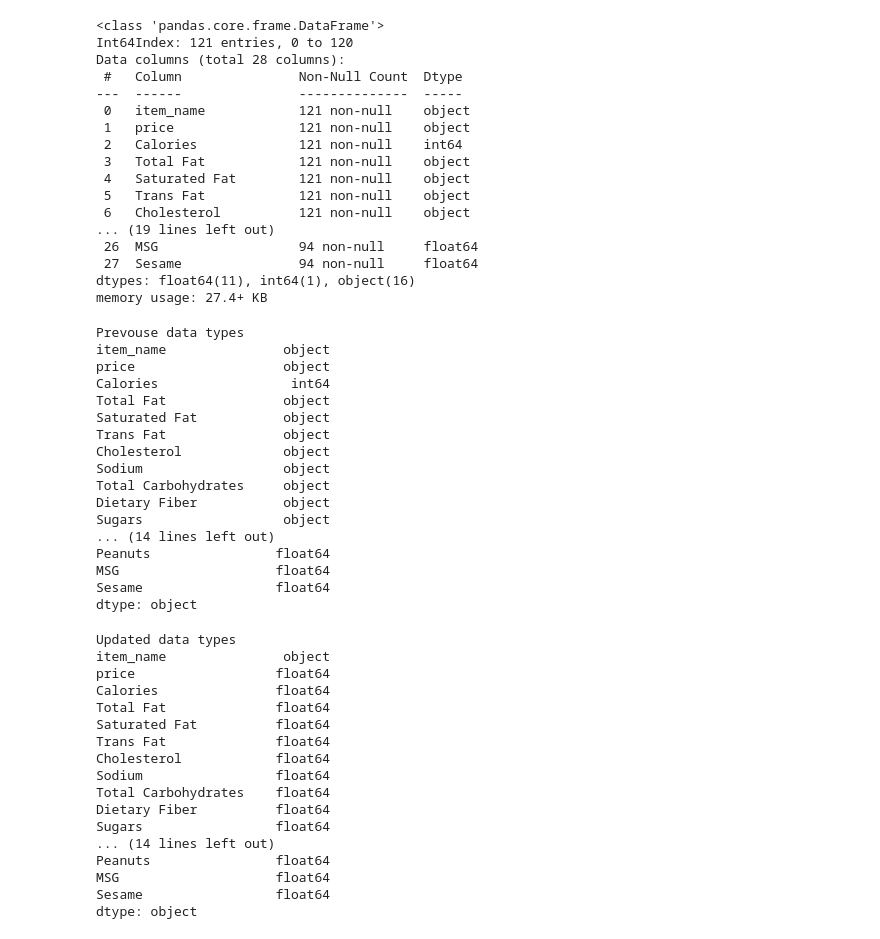
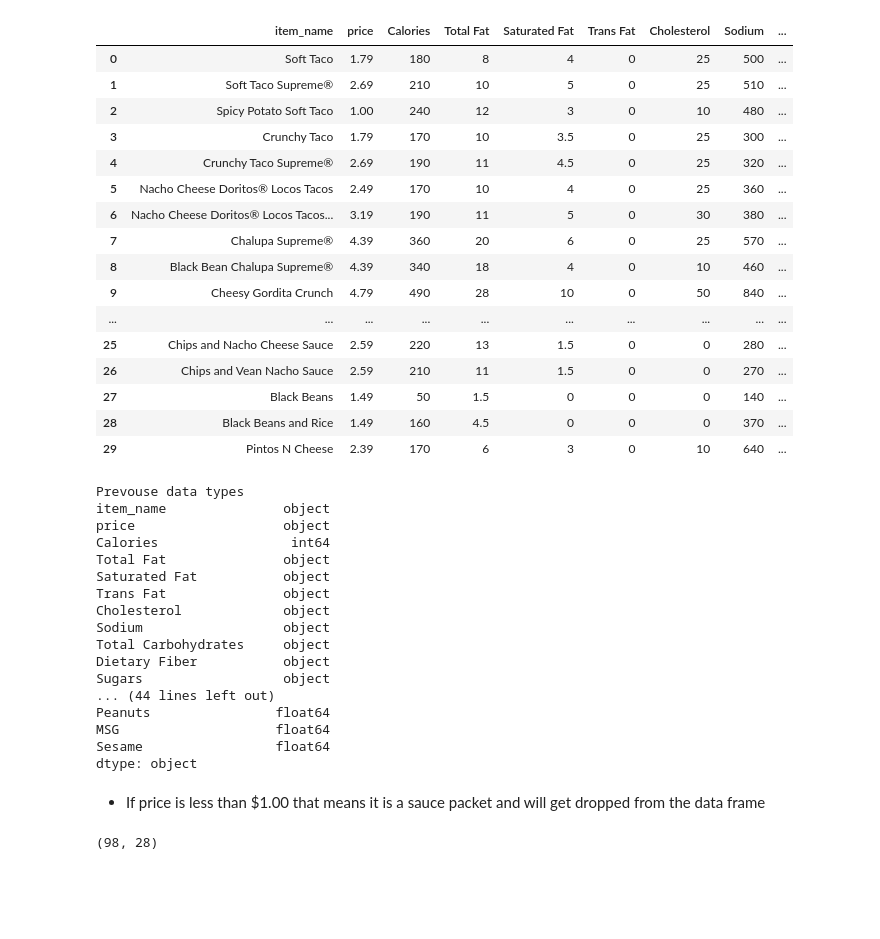
Before and after one commit to ashrifehn/tacobell_menu_optimization, a Jupyter notebook: data_processing/cleaning_taco_bell_indv_items.ipynb, the cells around one changed output. Saved outputs shown, nothing was run; the diff lists cells and outputs as text; code cells hidden in the pictures; blank space fills up the shorter version.

```diff
--- a/data_processing/cleaning_taco_bell_indv_items.ipynb
+++ b/data_processing/cleaning_taco_bell_indv_items.ipynb
@@ -37,0 +53,4 @@ memory usage: 27.4+ KB
+# %%
+indv_items.fillna(0, inplace=True)
+
+indv_items.info()
@@ -45,25 +82,25 @@ def remove_substrings(df, substrings=['mcg', '$', 'mg', 'g', '<']):
     return df
 # %%
 indv_items_data = remove_substrings(indv_items)
-indv_items_data.info()
+indv_items_data.head(30)
 # %% [output]
-<class 'pandas.core.frame.DataFrame'>
-Int64Index: 121 entries, 0 to 120
-Data columns (total 28 columns):
- #   Column               Non-Null Count  Dtype
----  ------               --------------  -----
- 0   item_name            121 non-null    object
- 1   price                121 non-null    object
- 2   Calories             121 non-null    int64
- 3   Total Fat            121 non-null    object
- 4   Saturated Fat        121 non-null    object
- 5   Trans Fat            121 non-null    object
- 6   Cholesterol          121 non-null    object
-... (19 lines left out)
- 26  MSG                  94 non-null     float64
- 27  Sesame               94 non-null     float64
-dtypes: float64(11), int64(1), object(16)
-memory usage: 27.4+ KB
+|  | item_name | price | Calories | Total Fat | Saturated Fat | Trans Fat | Cholesterol | Sodium | ... |
+| 0 | Soft Taco | 1.79 | 180 | 8 | 4 | 0 | 25 | 500 | ... |
+| 1 | Soft Taco Supreme® | 2.69 | 210 | 10 | 5 | 0 | 25 | 510 | ... |
+| 2 | Spicy Potato Soft Taco | 1.00 | 240 | 12 | 3 | 0 | 10 | 480 | ... |
+| 3 | Crunchy Taco | 1.79 | 170 | 10 | 3.5 | 0 | 25 | 300 | ... |
+| 4 | Crunchy Taco Supreme® | 2.69 | 190 | 11 | 4.5 | 0 | 25 | 320 | ... |
+| 5 | Nacho Cheese Doritos® Locos Tacos | 2.49 | 170 | 10 | 4 | 0 | 25 | 360 | ... |
+| 6 | Nacho Cheese Doritos® Locos Tacos... | 3.19 | 190 | 11 | 5 | 0 | 30 | 380 | ... |
+| 7 | Chalupa Supreme® | 4.39 | 360 | 20 | 6 | 0 | 25 | 570 | ... |
+| 8 | Black Bean Chalupa Supreme® | 4.39 | 340 | 18 | 4 | 0 | 10 | 460 | ... |
+| 9 | Cheesy Gordita Crunch | 4.79 | 490 | 28 | 10 | 0 | 50 | 840 | ... |
+| ... | ... | ... | ... | ... | ... | ... | ... | ... | ... |
+| 25 | Chips and Nacho Cheese Sauce | 2.59 | 220 | 13 | 1.5 | 0 | 0 | 280 | ... |
+| 26 | Chips and Vean Nacho Sauce | 2.59 | 210 | 11 | 1.5 | 0 | 0 | 270 | ... |
+| 27 | Black Beans | 1.49 | 50 | 1.5 | 0 | 0 | 0 | 140 | ... |
+| 28 | Black Beans and Rice | 1.49 | 160 | 4.5 | 0 | 0 | 0 | 370 | ... |
+| 29 | Pintos N Cheese | 2.39 | 170 | 6 | 3 | 0 | 10 | 640 | ... |
 # %%
 # Changing data types from object to float
 
@@ -74,6 +111,11 @@ def object_to_float(df):
     for col in df.columns[1:]:
         df[col] = df[col].astype(float)
     return df
+
+
+
+indv_items_data = object_to_float(indv_items_data)
+print(f"Updated data types: \n{indv_items_data.dtypes}")
 # %% [output]
 Prevouse data types
 item_name               object
@@ -87,30 +129,16 @@ Sodium                  object
 Total Carbohydrates     object
 Dietary Fiber           object
 Sugars                  object
-... (14 lines left out)
+... (44 lines left out)
 Peanuts                float64
 MSG                    float64
 Sesame                 float64
 dtype: object
-# %%
-indv_items_data = object_to_float(indv_items_data)
-print(f"Updated data types\n{indv_items_data.dtypes}")
-# %% [output]
-Updated data types
-item_name               object
-price                  float64
-Calories               float64
-Total Fat              float64
-Saturated Fat          float64
-Trans Fat              float64
-Cholesterol            float64
-Sodium                 float64
-Total Carbohydrates    float64
-Dietary Fiber          float64
-Sugars                 float64
-... (14 lines left out)
-Peanuts                float64
-MSG                    float64
-Sesame                 float64
-dtype: object
+# %% [markdown]
+- If price is less than $1.00 that means it is a sauce packet and will get dropped from the data frame
+# %%
+indv_items_data = indv_items_data[indv_items_data['price'] >= 1.00]
+indv_items_data.shape
+# %% [output]
+(98, 28)
 # %%
```
Also changed, not shown: parts of 24 cells of this notebook, 3 other files.
